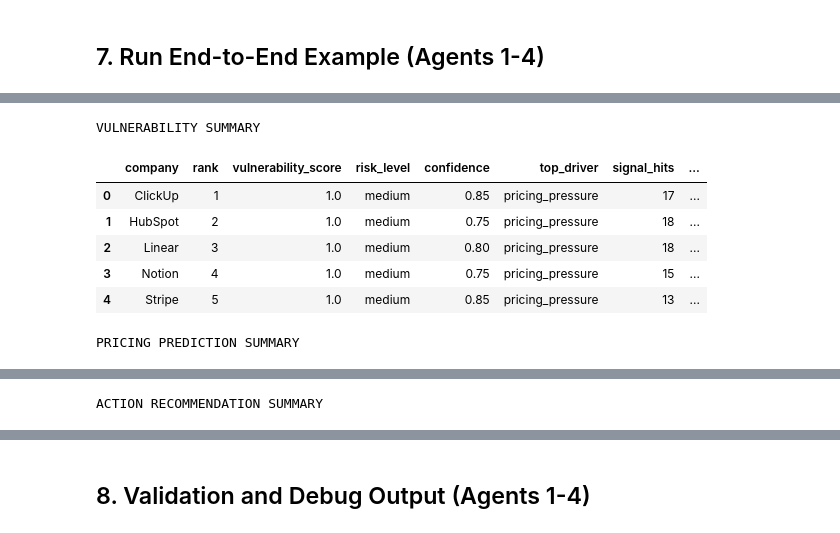
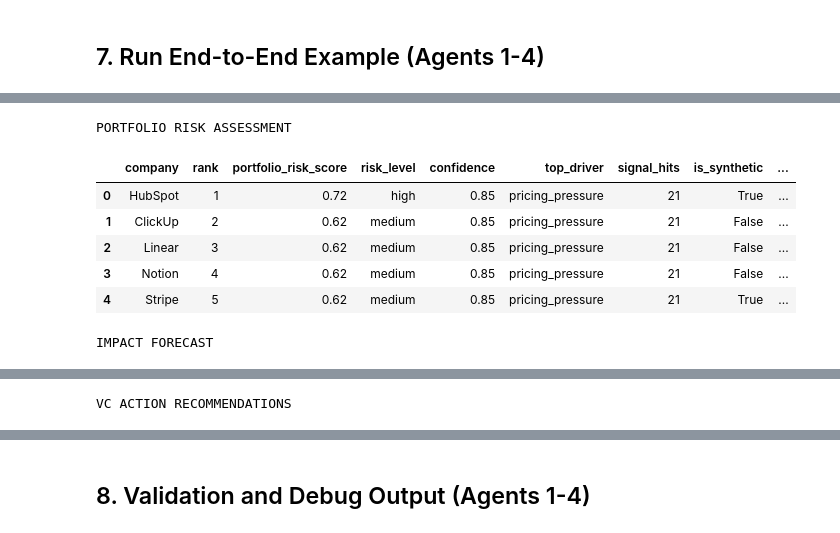
Before and after one commit to swathika1/DBA5115-rivalradar, a Jupyter notebook: rivalradar/agentic_pipeline.ipynb, the cells around one changed output, grey strips where cells are left out. Saved outputs shown, nothing was run; the diff lists cells and outputs as text; code cells hidden in the pictures.

```diff
--- a/rivalradar/agentic_pipeline.ipynb
+++ b/rivalradar/agentic_pipeline.ipynb
@@ -609,7 +877,7 @@ print("Agent 3 output keys:", list(pipeline_result["agent3_output"].keys()))
 print("Agent 4 output keys:", list(pipeline_result["agent4_output"].keys()))
 
 vulnerability_results = pipeline_result["agent2_output"]["vulnerability_results"]
-pricing_predictions = pipeline_result["agent3_output"]["pricing_predictions"]
+pricing_predictions = pipeline_result["agent3_output"]["impact_forecasts"]
 action_recommendations = pipeline_result["agent4_output"]["action_recommendations"]
 
 print("Agent 2 report:", pipeline_result["agent2_output"]["report_path"])
@@ -665,16 +942,21 @@ Agent 4 report: scraper_output/action_recommendations_report.json
 # %%
-vulnerability_rows = []
+risk_rows = []
 for result in vulnerability_results:
     top_component = max(result.component_breakdown, key=lambda c: c.weighted_score)
-    vulnerability_rows.append(
+    risk_rows.append(
         {
             "company": result.company,
             "rank": result.peer_rank,
-            "vulnerability_score": result.vulnerability_score,
+            "portfolio_risk_score": result.portfolio_risk_score,
             "risk_level": result.risk_level,
             "confidence": result.confidence,
             "top_driver": top_component.name,
             "signal_hits": sum(result.signals.values()),
+            "is_synthetic": any(
+                p.get("synthetic_event") is not None
+                for p in pipeline_result["agent1_output"]["structured_profiles"]
+                if p.get("company") == result.company
+            ),
             "reasoning_summary": result.reasoning_summary,
         }
     )
@@ -682,53 +964,53 @@ for result in vulnerability_results:
 pricing_rows = [
     {
         "company": p.company,
-        "change_probability": p.change_probability,
+        "impact_probability": p.impact_probability,
         "pricing_risk": p.risk_level,
         "predicted_timeline": p.predicted_timeline,
         "top_driver": max(p.drivers.items(), key=lambda item: item[1])[0],
         "reasoning_summary": p.reasoning_summary,
     }
     for p in pricing_predictions
 ]
 
 action_rows = [
     {
         "company": a.company,
         "priority": a.priority,
         "recommendation_type": a.recommendation_type,
         "owner": a.owner,
         "due_window": a.due_window,
         "action_title": a.action_title,
         "rationale": a.rationale,
     }
     for a in action_recommendations
 ]
 
-vulnerability_df = pd.DataFrame(vulnerability_rows)
-if not vulnerability_df.empty:
-    vulnerability_df = vulnerability_df.sort_values("rank")
+risk_df = pd.DataFrame(risk_rows)
+if not risk_df.empty:
+    risk_df = risk_df.sort_values("rank")
 
 pricing_df = pd.DataFrame(pricing_rows)
 if not pricing_df.empty:
-    pricing_df = pricing_df.sort_values("change_probability", ascending=False)
+    pricing_df = pricing_df.sort_values("impact_probability", ascending=False)
 
 actions_df = pd.DataFrame(action_rows)
 if not actions_df.empty:
     actions_df = actions_df.sort_values("priority")
 
 pd.set_option("display.max_colwidth", 220)
-print("VULNERABILITY SUMMARY")
-display(vulnerability_df)
-print("PRICING PREDICTION SUMMARY")
+print("PORTFOLIO RISK ASSESSMENT")
+display(risk_df)
+print("IMPACT FORECAST")
 display(pricing_df)
-print("ACTION RECOMMENDATION SUMMARY")
+print("VC ACTION RECOMMENDATIONS")
 display(actions_df)
 # %% [output]
-VULNERABILITY SUMMARY
+PORTFOLIO RISK ASSESSMENT
-|  | company | rank | vulnerability_score | risk_level | confidence | top_driver | signal_hits | ... |
-| 0 | ClickUp | 1 | 1.0 | medium | 0.85 | pricing_pressure | 17 | ... |
-| 1 | HubSpot | 2 | 1.0 | medium | 0.75 | pricing_pressure | 18 | ... |
-| 2 | Linear | 3 | 1.0 | medium | 0.80 | pricing_pressure | 18 | ... |
-| 3 | Notion | 4 | 1.0 | medium | 0.75 | pricing_pressure | 15 | ... |
-| 4 | Stripe | 5 | 1.0 | medium | 0.85 | pricing_pressure | 13 | ... |
+|  | company | rank | portfolio_risk_score | risk_level | confidence | top_driver | signal_hits | is_synthetic | ... |
+| 0 | HubSpot | 1 | 0.72 | high | 0.85 | pricing_pressure | 21 | True | ... |
+| 1 | ClickUp | 2 | 0.62 | medium | 0.85 | pricing_pressure | 21 | False | ... |
+| 2 | Linear | 3 | 0.62 | medium | 0.85 | pricing_pressure | 21 | False | ... |
+| 3 | Notion | 4 | 0.62 | medium | 0.85 | pricing_pressure | 21 | False | ... |
+| 4 | Stripe | 5 | 0.62 | medium | 0.85 | pricing_pressure | 21 | True | ... |
-PRICING PREDICTION SUMMARY
+IMPACT FORECAST
@@ -741,2 +1023,2 @@ PRICING PREDICTION SUMMARY
-ACTION RECOMMENDATION SUMMARY
+VC ACTION RECOMMENDATIONS
 |  | company | priority | recommendation_type | owner | due_window | action_title | rationale |
```
Also changed, not shown: parts of 13 cells of this notebook, 53 other files.
